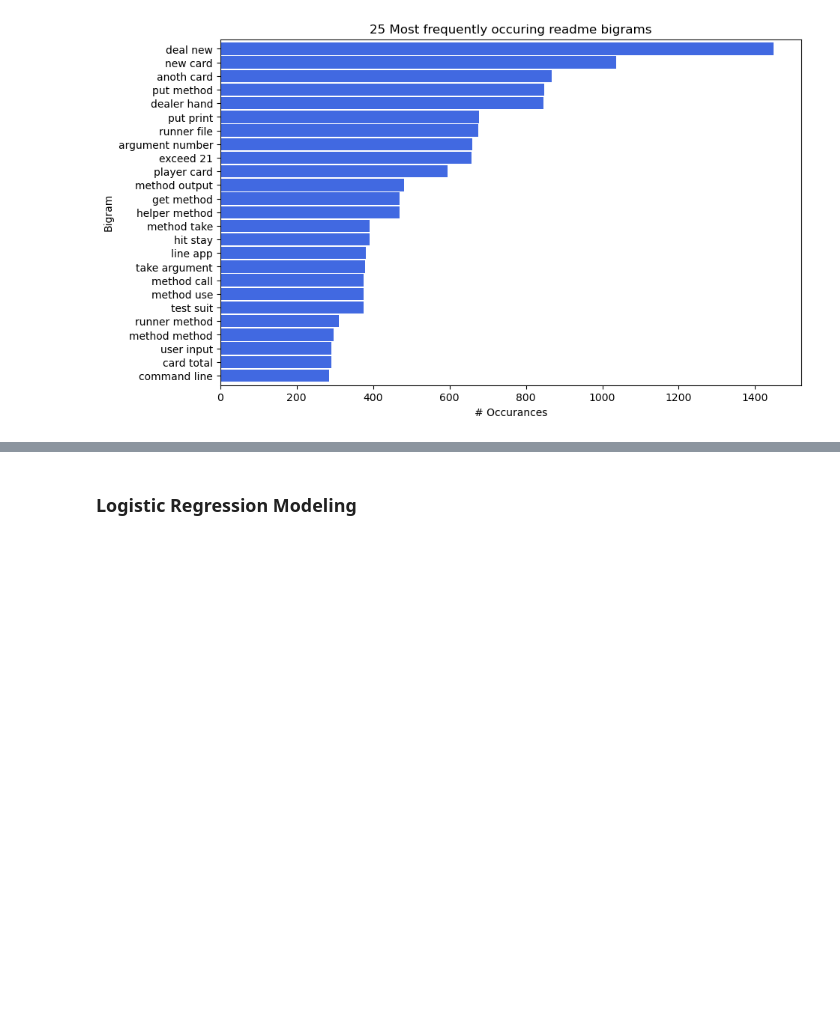
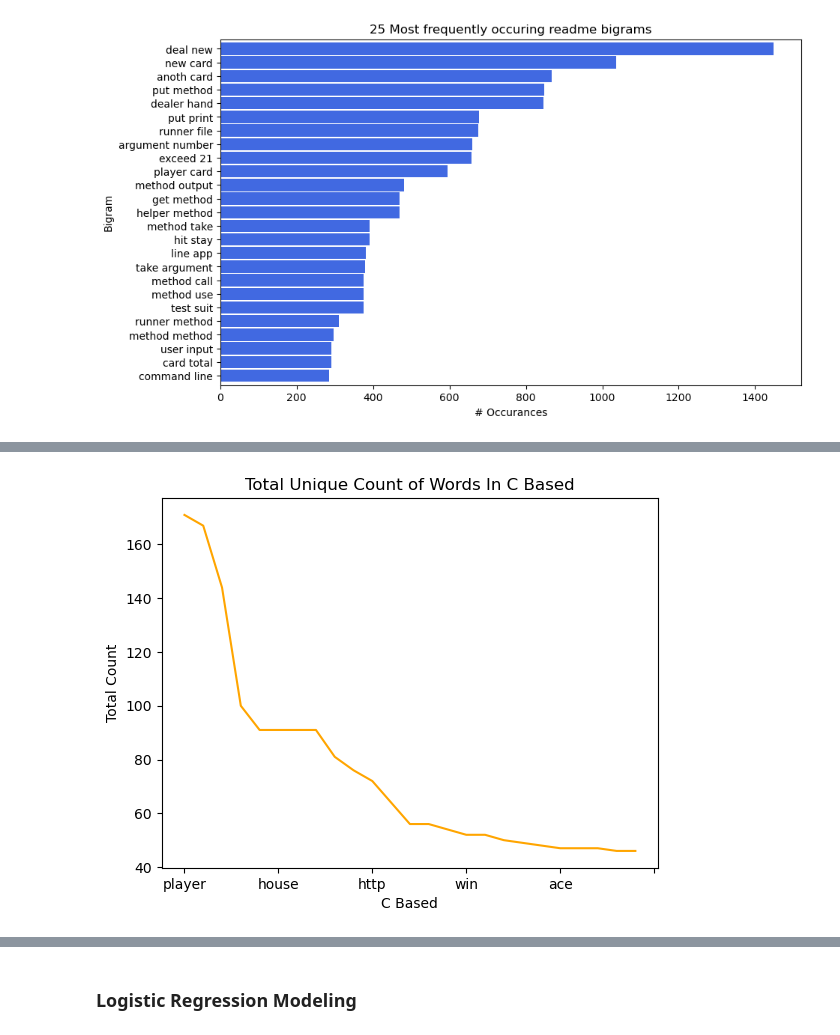
Before and after one commit to Speakeasy-Casino/ace-archives, a Jupyter notebook: final_product.ipynb, the cells around one changed output, grey strips where cells are left out. Drawn from its saved outputs; the diff is of its cells as text; code cells hidden in the pictures; blank space fills up the shorter version.

```diff
--- a/final_product.ipynb
+++ b/final_product.ipynb
@@ -53,0 +78,4 @@ explore_visual_2(train)
+# %%
+get_c_count_plot()
+# %% [output]
+[figure, added]
```
Also changed, not shown: parts of 9 cells of this notebook.
